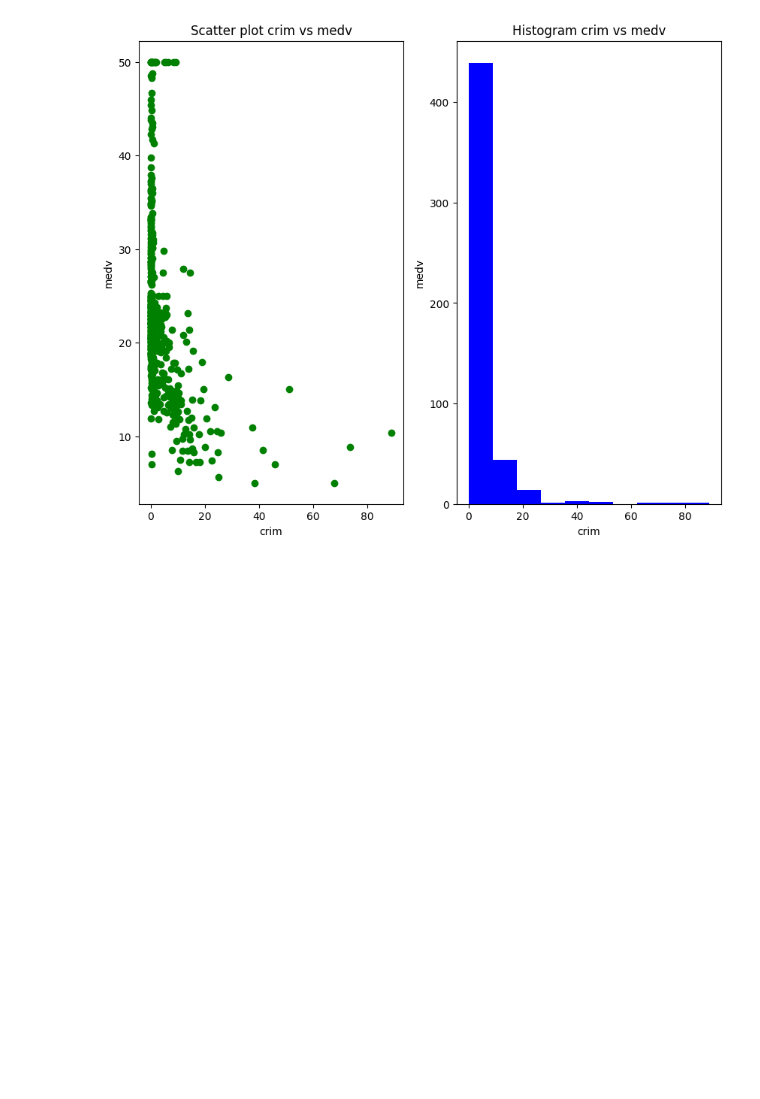
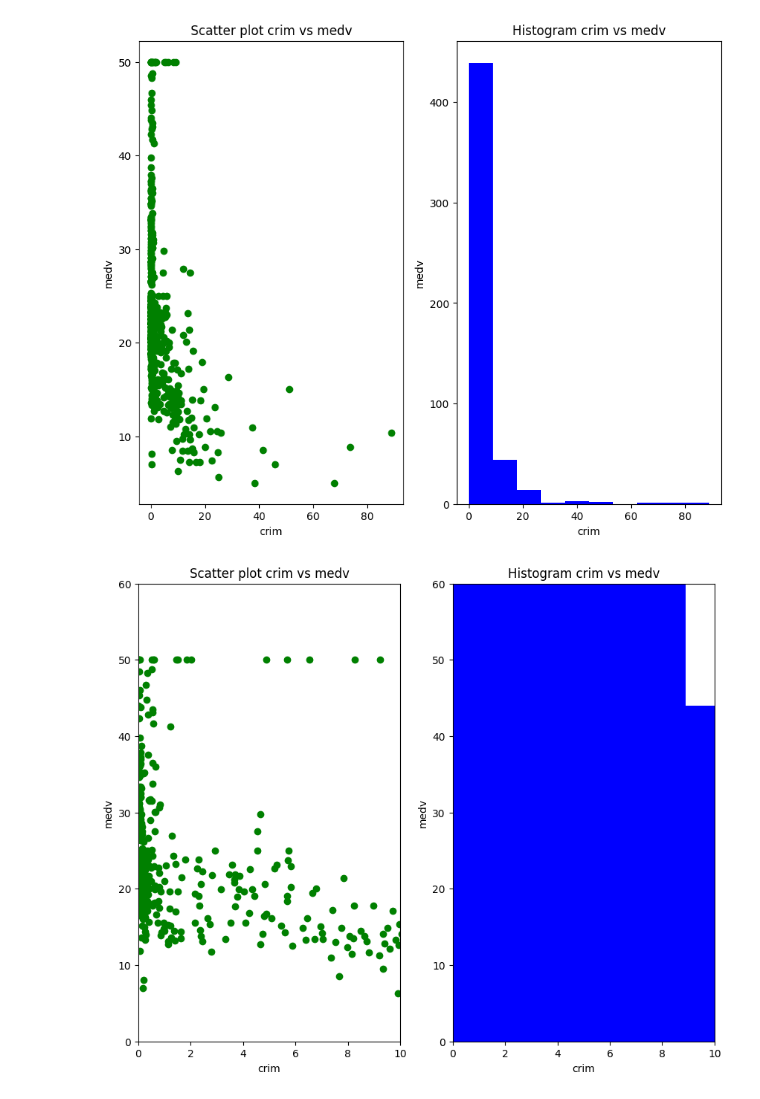
Before and after one commit to Pratyusha-Mukherjee/FSP-MachineLearning, a Jupyter notebook: day3/multiple_linear_regression.ipynb, the cells around one changed output. Drawn from its saved outputs; the diff is of its cells as text; code cells hidden in the pictures; blank space fills up the shorter version.

```diff
--- a/day3/multiple_linear_regression.ipynb
+++ b/day3/multiple_linear_regression.ipynb
@@ -92,3 +92,23 @@ ax[1].hist(df['crim'],color='blue')
 plt.show()
 # %% [output]
 [figure]
+# %%
+fig,ax=plt.subplots( nrows=1,ncols=2,figsize=(10,8))
+ax[0].set_xlabel('crim')
+ax[0].set_ylabel('medv')
+ax[0].set_title("Scatter plot crim vs medv")
+ax[0].scatter(df['crim'],df['medv'],marker='o',color='green')
+ax[0].axis([0,10,0,60])
+
+
+
+ax[1].axis([0,10,0,60])
+ax[1].set_title("Histogram crim vs medv")
+ax[1].set_xlabel('crim')
+ax[1].set_ylabel('medv')
+ax[1].hist(df['crim'],color='blue')
+
+
+plt.show()
+# %% [output]
+[figure, added]
```
